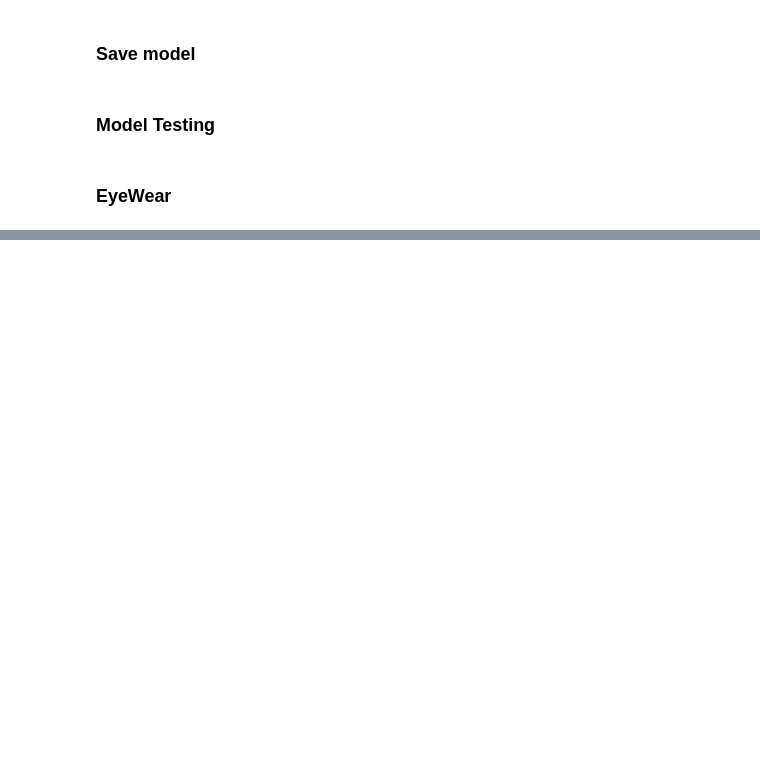
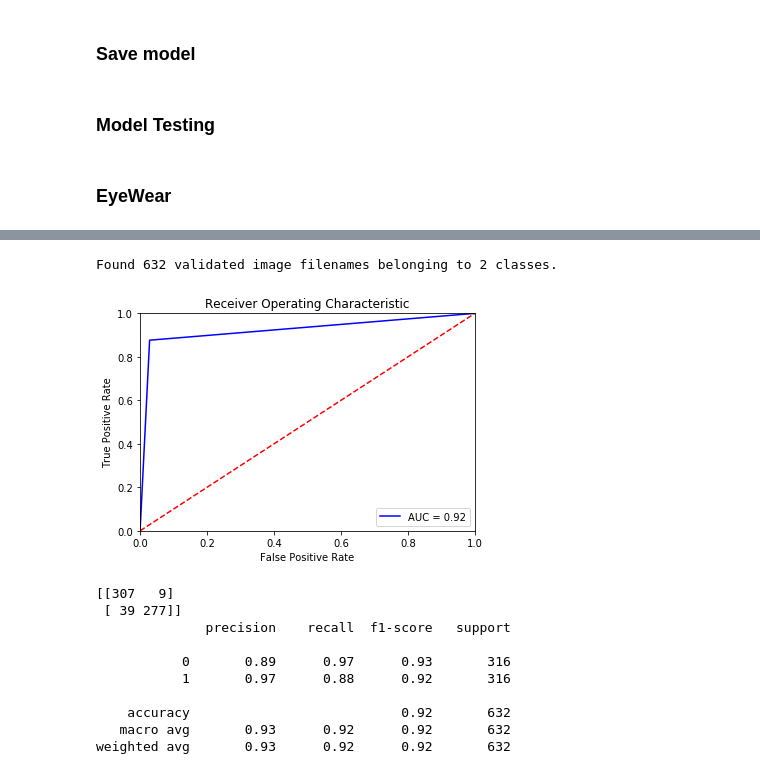
Before and after one commit to mzhou356/img2recommender, a Jupyter notebook: notebooks/vgg16_model_tuning_eyewear.ipynb, the cells around one changed output, grey strips where cells are left out. Drawn from its saved outputs; the diff is of its cells as text; code cells hidden in the pictures; blank space fills up the shorter version.

```diff
--- a/notebooks/vgg16_model_tuning_eyewear.ipynb
+++ b/notebooks/vgg16_model_tuning_eyewear.ipynb
@@ -442,0 +443,18 @@ weighted avg       0.87      0.83      0.82       632
+# %%
+model_testing('../tuning_data/VGG_16_tuning/vgg16_model_custom_preprocess_150.json',
+             '../tuning_data/VGG_16_tuning/best_vgg_model_eyewear_custom_preprocess_150_customsteps_1.h5',
+             'eyewear')
+# save best_vgg_model_eyewear_custom_preprocess_150_customsteps_1.h5
+# %% [output]
+Found 632 validated image filenames belonging to 2 classes.
+[figure, added]
+[[307   9]
+ [ 39 277]]
+              precision    recall  f1-score   support
+
+           0       0.89      0.97      0.93       316
+           1       0.97      0.88      0.92       316
+
+    accuracy                           0.92       632
+   macro avg       0.93      0.92      0.92       632
+weighted avg       0.93      0.92      0.92       632
```
Also changed, not shown: parts of 20 cells of this notebook.
